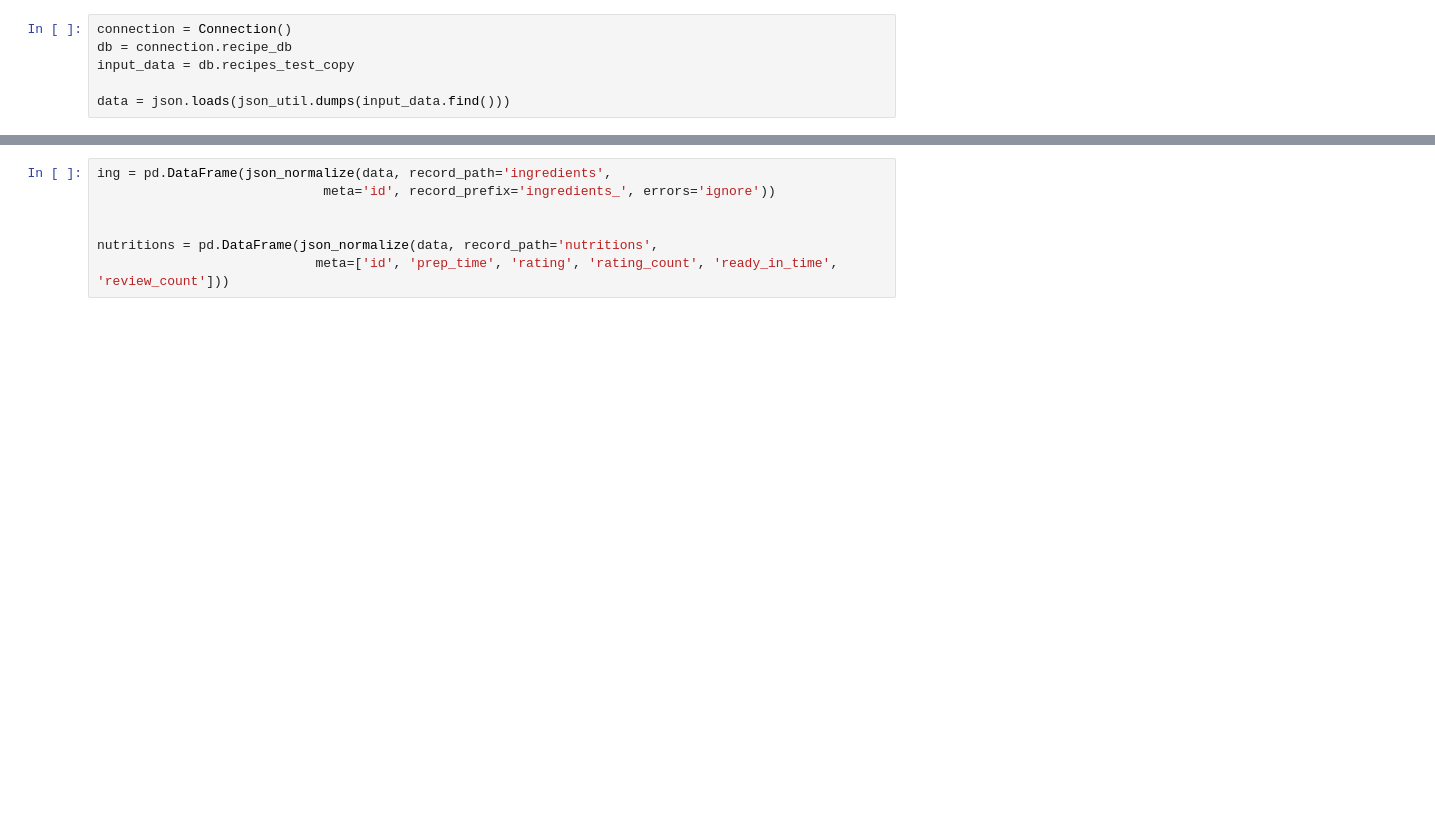
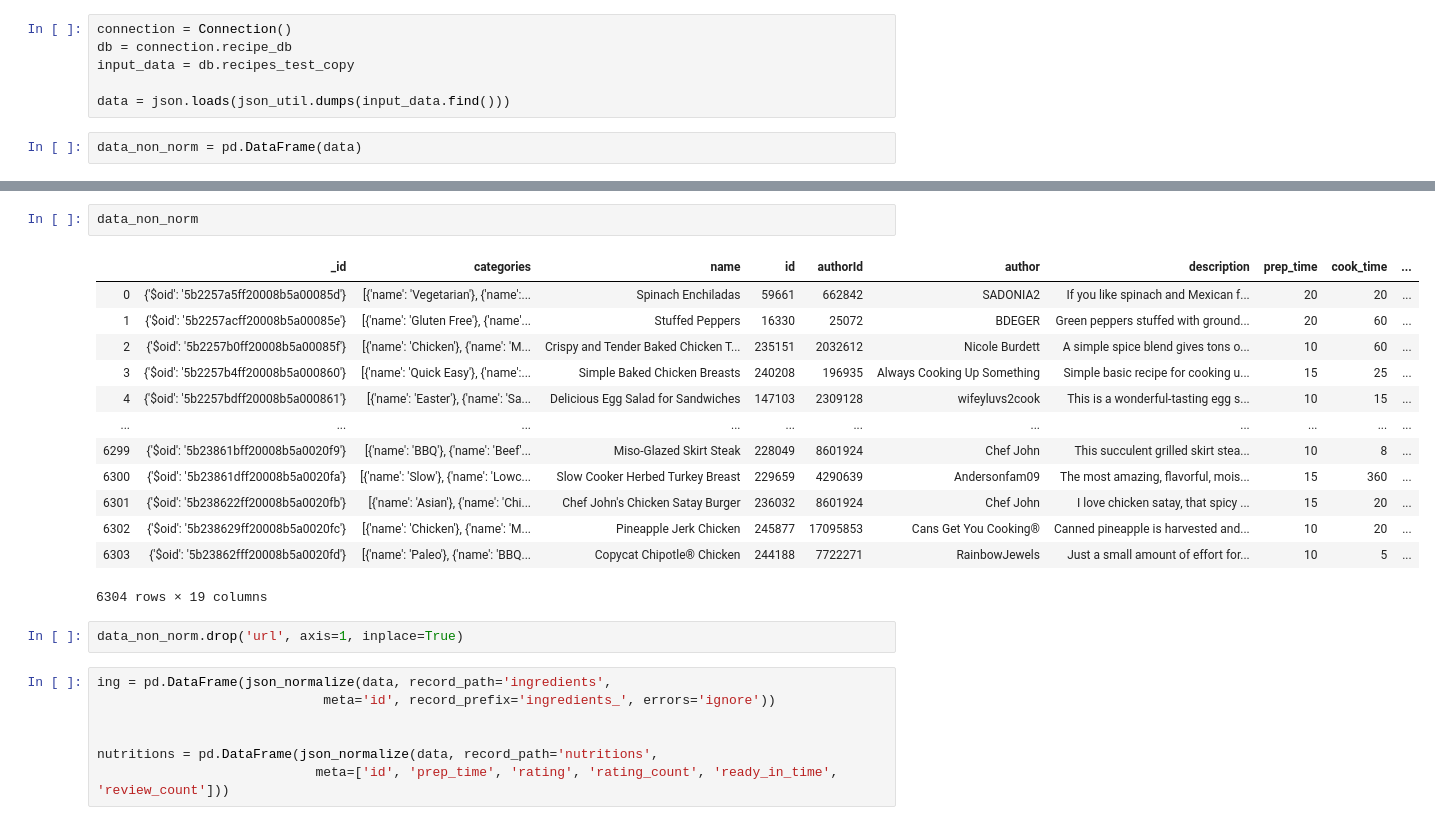
Before and after one commit to DanielVolz/jupyter_notebooks, a Jupyter notebook: important/all cases/standardize_nutrition_to_500_gramm.ipynb, the cells around one changed output, grey strips where cells are left out. Cells and saved outputs as stored; diff of their text form; blank space fills up the shorter version.

```diff
--- a/important/all cases/standardize_nutrition_to_500_gramm.ipynb
+++ b/important/all cases/standardize_nutrition_to_500_gramm.ipynb
@@ -37,3 +37,5 @@ db = connection.recipe_db
 input_data = db.recipes_test_copy
 
 data = json.loads(json_util.dumps(input_data.find()))
+# %%
+data_non_norm = pd.DataFrame(data)
@@ -40,3 +73,21 @@ data = json.loads(json_util.dumps(input_data.find()))
+# %%
+data_non_norm
+# %% [output]
+|  | _id | categories | name | id | authorId | author | description | prep_time | cook_time | ... |
+| 0 | {'$oid': '5b2257a5ff20008b5a00085d'} | [{'name': 'Vegetarian'}, {'name':... | Spinach Enchiladas | 59661 | 662842 | SADONIA2 | If you like spinach and Mexican f... | 20 | 20 | ... |
+| 1 | {'$oid': '5b2257acff20008b5a00085e'} | [{'name': 'Gluten Free'}, {'name'... | Stuffed Peppers | 16330 | 25072 | BDEGER | Green peppers stuffed with ground... | 20 | 60 | ... |
+| 2 | {'$oid': '5b2257b0ff20008b5a00085f'} | [{'name': 'Chicken'}, {'name': 'M... | Crispy and Tender Baked Chicken T... | 235151 | 2032612 | Nicole Burdett | A simple spice blend gives tons o... | 10 | 60 | ... |
+| 3 | {'$oid': '5b2257b4ff20008b5a000860'} | [{'name': 'Quick Easy'}, {'name':... | Simple Baked Chicken Breasts | 240208 | 196935 | Always Cooking Up Something | Simple basic recipe for cooking u... | 15 | 25 | ... |
+| 4 | {'$oid': '5b2257bdff20008b5a000861'} | [{'name': 'Easter'}, {'name': 'Sa... | Delicious Egg Salad for Sandwiches | 147103 | 2309128 | wifeyluvs2cook | This is a wonderful-tasting egg s... | 10 | 15 | ... |
+| ... | ... | ... | ... | ... | ... | ... | ... | ... | ... | ... |
+| 6299 | {'$oid': '5b23861bff20008b5a0020f9'} | [{'name': 'BBQ'}, {'name': 'Beef'... | Miso-Glazed Skirt Steak | 228049 | 8601924 | Chef John | This succulent grilled skirt stea... | 10 | 8 | ... |
+| 6300 | {'$oid': '5b23861dff20008b5a0020fa'} | [{'name': 'Slow'}, {'name': 'Lowc... | Slow Cooker Herbed Turkey Breast | 229659 | 4290639 | Andersonfam09 | The most amazing, flavorful, mois... | 15 | 360 | ... |
+| 6301 | {'$oid': '5b238622ff20008b5a0020fb'} | [{'name': 'Asian'}, {'name': 'Chi... | Chef John's Chicken Satay Burger | 236032 | 8601924 | Chef John | I love chicken satay, that spicy ... | 15 | 20 | ... |
+| 6302 | {'$oid': '5b238629ff20008b5a0020fc'} | [{'name': 'Chicken'}, {'name': 'M... | Pineapple Jerk Chicken | 245877 | 17095853 | Cans Get You Cooking® | Canned pineapple is harvested and... | 10 | 20 | ... |
+| 6303 | {'$oid': '5b23862fff20008b5a0020fd'} | [{'name': 'Paleo'}, {'name': 'BBQ... | Copycat Chipotle® Chicken | 244188 | 7722271 | RainbowJewels | Just a small amount of effort for... | 10 | 5 | ... |
+6304 rows × 19 columns
+# %%
+data_non_norm.drop('url', axis=1, inplace=True)
 # %%
 ing = pd.DataFrame(json_normalize(data, record_path='ingredients',
                              meta='id', record_prefix='ingredients_', errors='ignore'))
```
Also changed, not shown: parts of 21 cells of this notebook.
